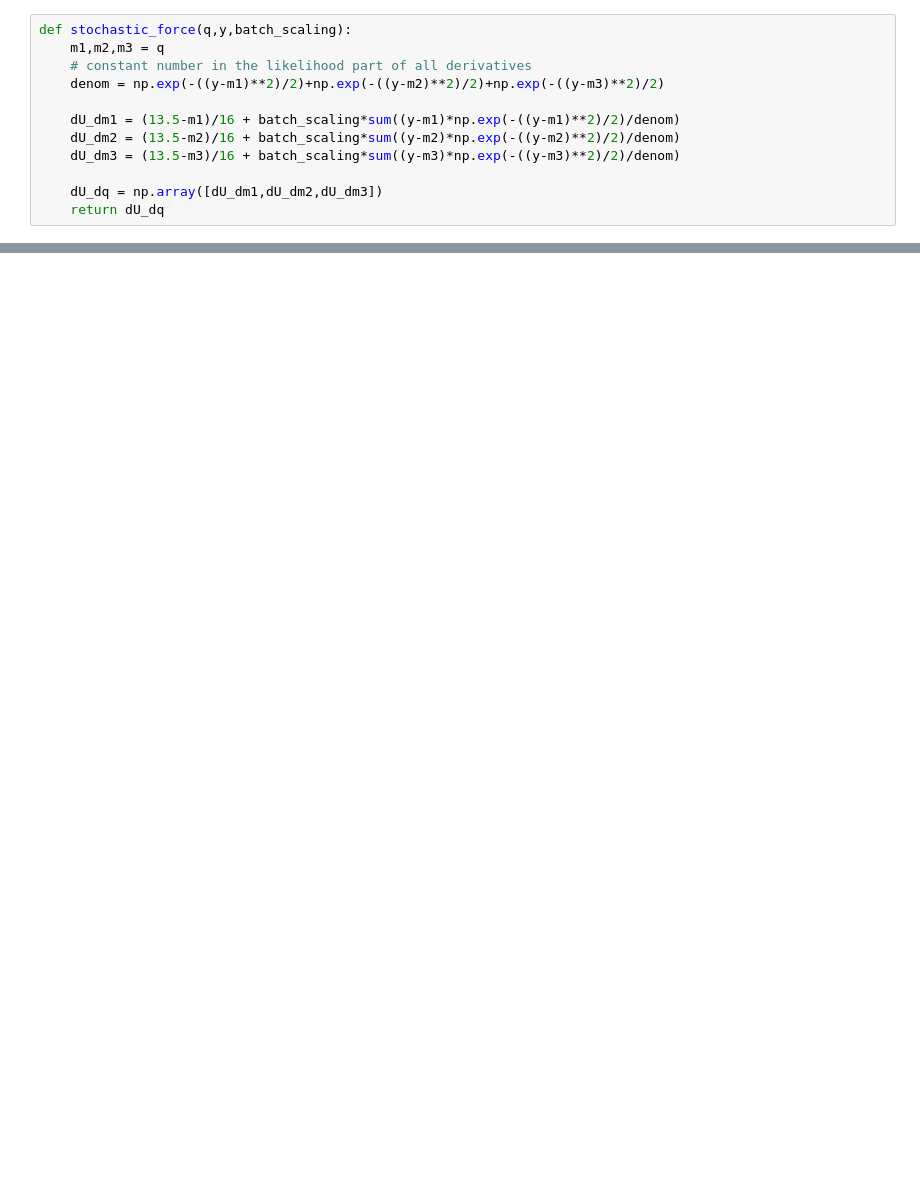
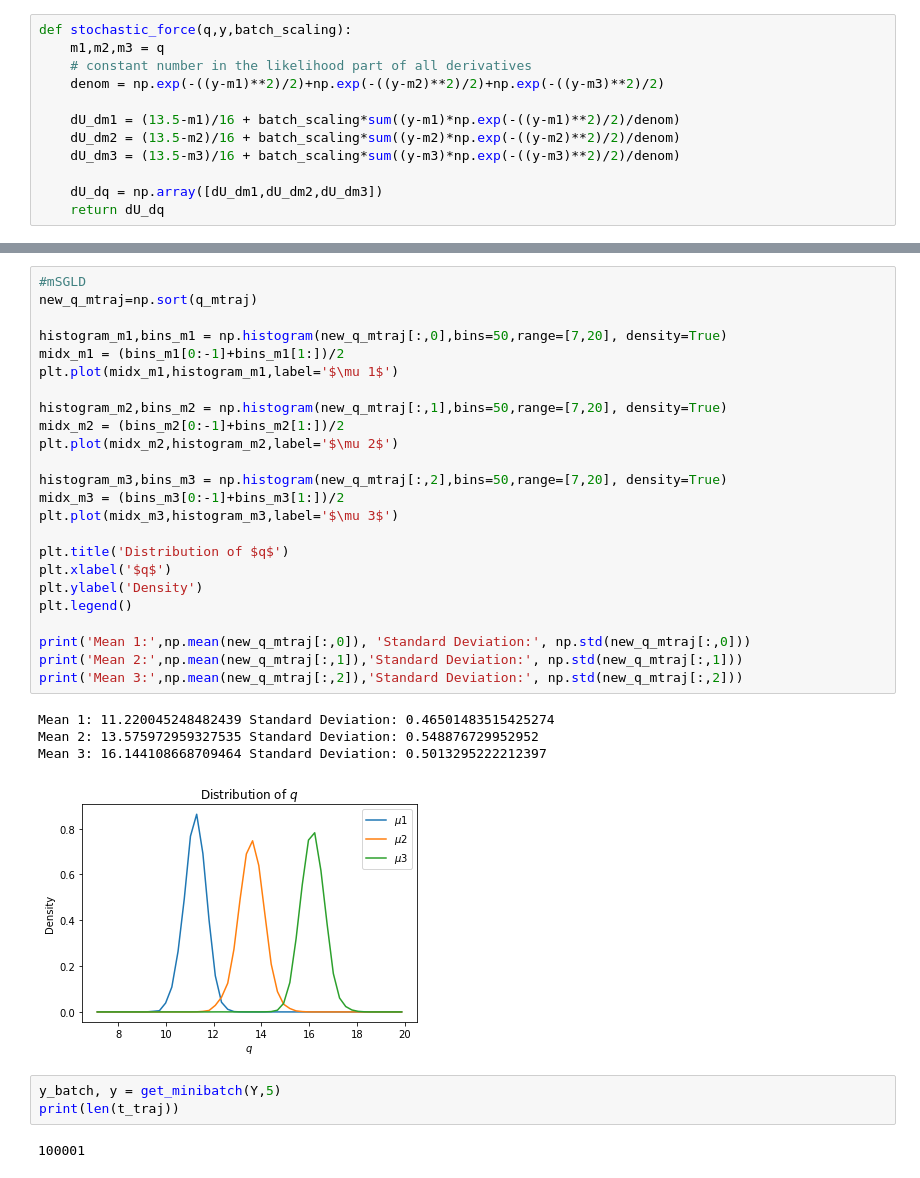
Before and after one commit to mohammeddonia/RSCAM-GradNoise, a Jupyter notebook: SGLD-TF.ipynb, the cells around one changed output, grey strips where cells are left out. Drawn from its saved outputs; the diff is of its cells as text; blank space fills up the shorter version.

```diff
--- a/SGLD-TF.ipynb
+++ b/SGLD-TF.ipynb
@@ -634,0 +743,34 @@ Mean 3: 16.165716782089785 Standard Deviation: 1.0318919862831726
+# %%
+#mSGLD
+new_q_mtraj=np.sort(q_mtraj)
+
+histogram_m1,bins_m1 = np.histogram(new_q_mtraj[:,0],bins=50,range=[7,20], density=True)
+midx_m1 = (bins_m1[0:-1]+bins_m1[1:])/2
+plt.plot(midx_m1,histogram_m1,label='$\mu 1$')
+
+histogram_m2,bins_m2 = np.histogram(new_q_mtraj[:,1],bins=50,range=[7,20], density=True)
+midx_m2 = (bins_m2[0:-1]+bins_m2[1:])/2
+plt.plot(midx_m2,histogram_m2,label='$\mu 2$')
+
+histogram_m3,bins_m3 = np.histogram(new_q_mtraj[:,2],bins=50,range=[7,20], density=True)
+midx_m3 = (bins_m3[0:-1]+bins_m3[1:])/2
+plt.plot(midx_m3,histogram_m3,label='$\mu 3$')
+
+plt.title('Distribution of $q$')
+plt.xlabel('$q$')
+plt.ylabel('Density')
+plt.legend()
+
+print('Mean 1:',np.mean(new_q_mtraj[:,0]), 'Standard Deviation:', np.std(new_q_mtraj[:,0]))
+print('Mean 2:',np.mean(new_q_mtraj[:,1]),'Standard Deviation:', np.std(new_q_mtraj[:,1]))
+print('Mean 3:',np.mean(new_q_mtraj[:,2]),'Standard Deviation:', np.std(new_q_mtraj[:,2]))
+# %% [output]
+Mean 1: 11.220045248482439 Standard Deviation: 0.46501483515425274
+Mean 2: 13.575972959327535 Standard Deviation: 0.548876729952952
+Mean 3: 16.144108668709464 Standard Deviation: 0.5013295222212397
+[figure, added]
+# %%
+y_batch, y = get_minibatch(Y,5)
+print(len(t_traj))
+# %% [output]
+100001
```
Also changed, not shown: parts of 31 cells of this notebook.
